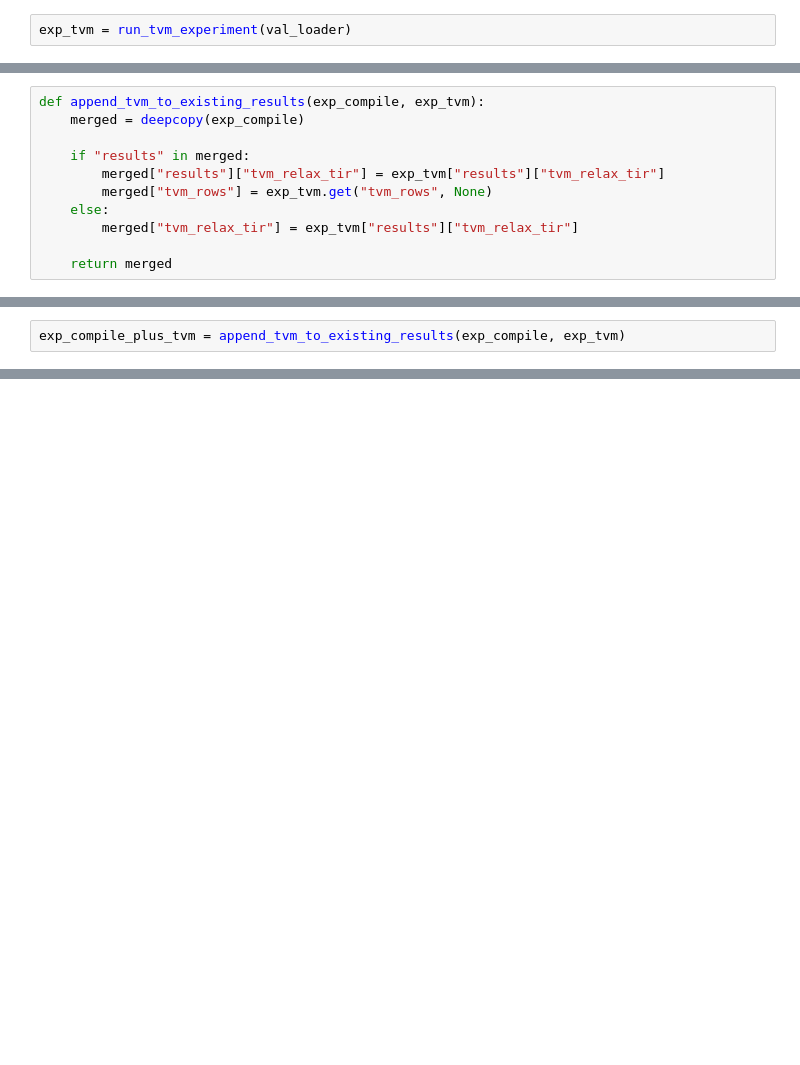
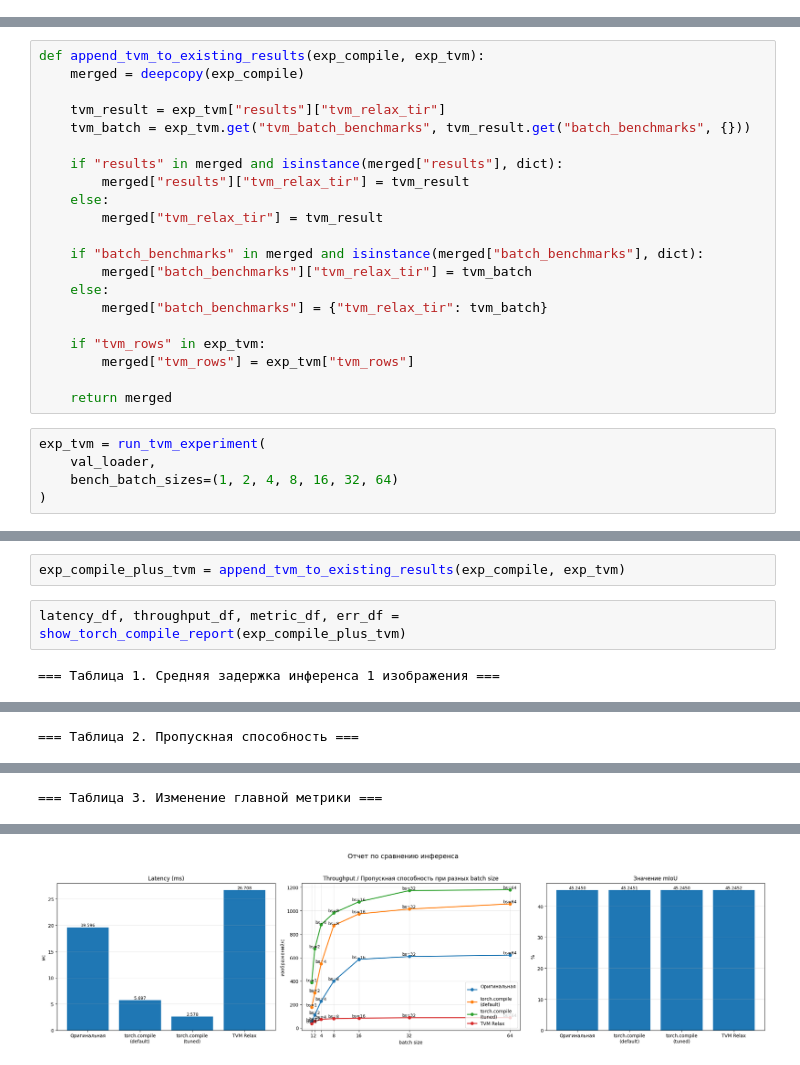
Before and after one commit to Tyumentseva/Unet-Inference-Acceleration-Project, a Jupyter notebook: train/torch_compile.ipynb, the cells around one changed output, grey strips where cells are left out. Saved outputs shown, nothing was run; the diff lists cells and outputs as text; blank space fills up the shorter version.

Commit message:
torch compile and tvm experiment done

```diff
--- a/train/torch_compile.ipynb
+++ b/train/torch_compile.ipynb
@@ -1806,5 +1872,3 @@ def show_val_predictions_triplets_tvm(
     plt.show()
 # %% [markdown]
 ## **6. Results**
-# %%
-exp_tvm = run_tvm_experiment(val_loader)
@@ -1819,11 +1875,26 @@ TypeError: Unsupported type: <class 'torch.Tensor'>
-# %%
-def append_tvm_to_existing_results(exp_compile, exp_tvm):
-    merged = deepcopy(exp_compile)
-
-    if "results" in merged:
-        merged["results"]["tvm_relax_tir"] = exp_tvm["results"]["tvm_relax_tir"]
-        merged["tvm_rows"] = exp_tvm.get("tvm_rows", None)
-    else:
-        merged["tvm_relax_tir"] = exp_tvm["results"]["tvm_relax_tir"]
-
-    return merged
+# %%
+def append_tvm_to_existing_results(exp_compile, exp_tvm):
+    merged = deepcopy(exp_compile)
+
+    tvm_result = exp_tvm["results"]["tvm_relax_tir"]
+    tvm_batch = exp_tvm.get("tvm_batch_benchmarks", tvm_result.get("batch_benchmarks", {}))
+
+    if "results" in merged and isinstance(merged["results"], dict):
+        merged["results"]["tvm_relax_tir"] = tvm_result
+    else:
+        merged["tvm_relax_tir"] = tvm_result
+
+    if "batch_benchmarks" in merged and isinstance(merged["batch_benchmarks"], dict):
+        merged["batch_benchmarks"]["tvm_relax_tir"] = tvm_batch
+    else:
+        merged["batch_benchmarks"] = {"tvm_relax_tir": tvm_batch}
+
+    if "tvm_rows" in exp_tvm:
+        merged["tvm_rows"] = exp_tvm["tvm_rows"]
+
+    return merged
+# %%
+exp_tvm = run_tvm_experiment(
+    val_loader,
+    bench_batch_sizes=(1, 2, 4, 8, 16, 32, 64)
+)
@@ -1830,2 +1942,6 @@ def append_tvm_to_existing_results(exp_compile, exp_tvm):
 # %%
 exp_compile_plus_tvm = append_tvm_to_existing_results(exp_compile, exp_tvm)
+# %%
+latency_df, throughput_df, metric_df, err_df = show_torch_compile_report(exp_compile_plus_tvm)
+# %% [output]
+=== Таблица 1. Средняя задержка инференса 1 изображения ===
@@ -1831,0 +1953 @@ exp_compile_plus_tvm = append_tvm_to_existing_results(exp_compile, exp_tvm)
+=== Таблица 2. Пропускная способность ===
@@ -1831,0 +1959 @@ exp_compile_plus_tvm = append_tvm_to_existing_results(exp_compile, exp_tvm)
+=== Таблица 3. Изменение главной метрики ===
@@ -1831,0 +1965 @@ exp_compile_plus_tvm = append_tvm_to_existing_results(exp_compile, exp_tvm)
+[figure, added]
```
Also changed, not shown: parts of 15 cells of this notebook, 1 other file.
